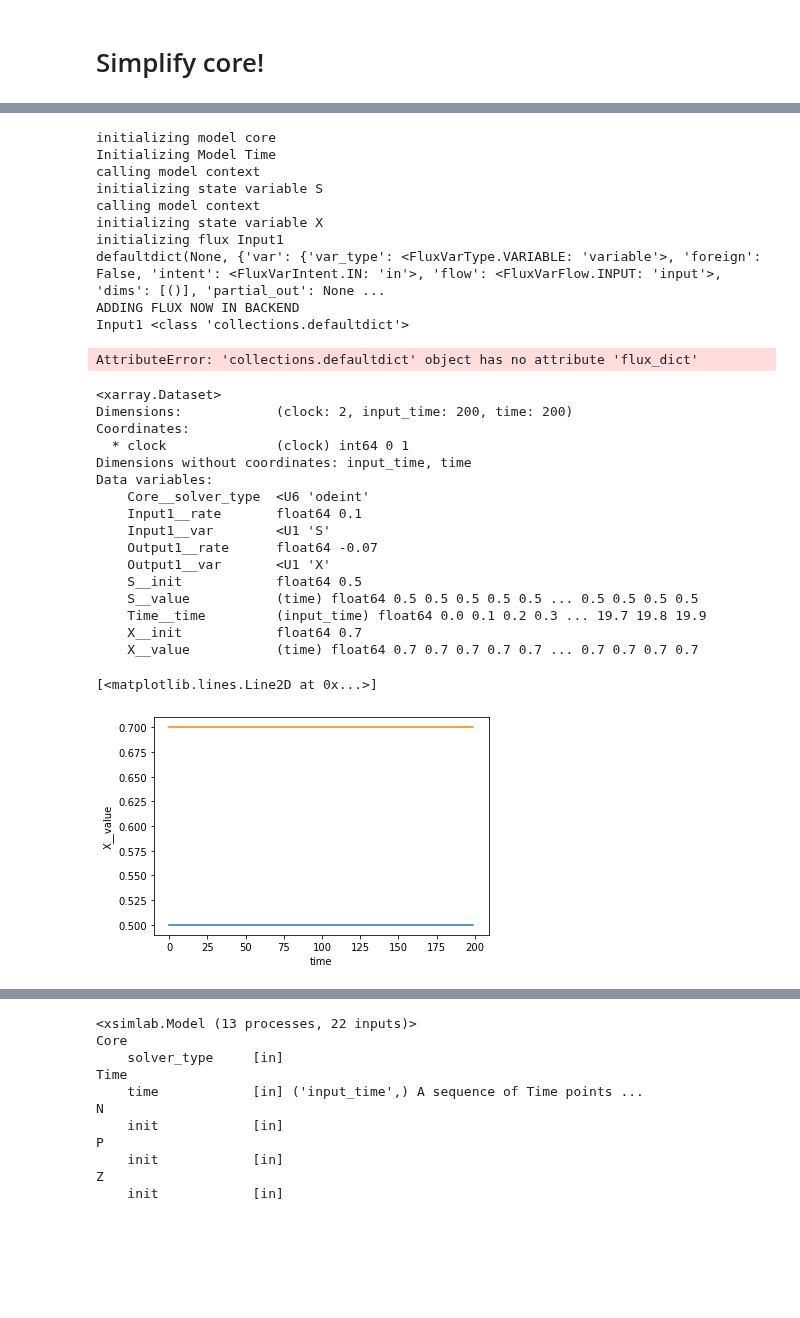
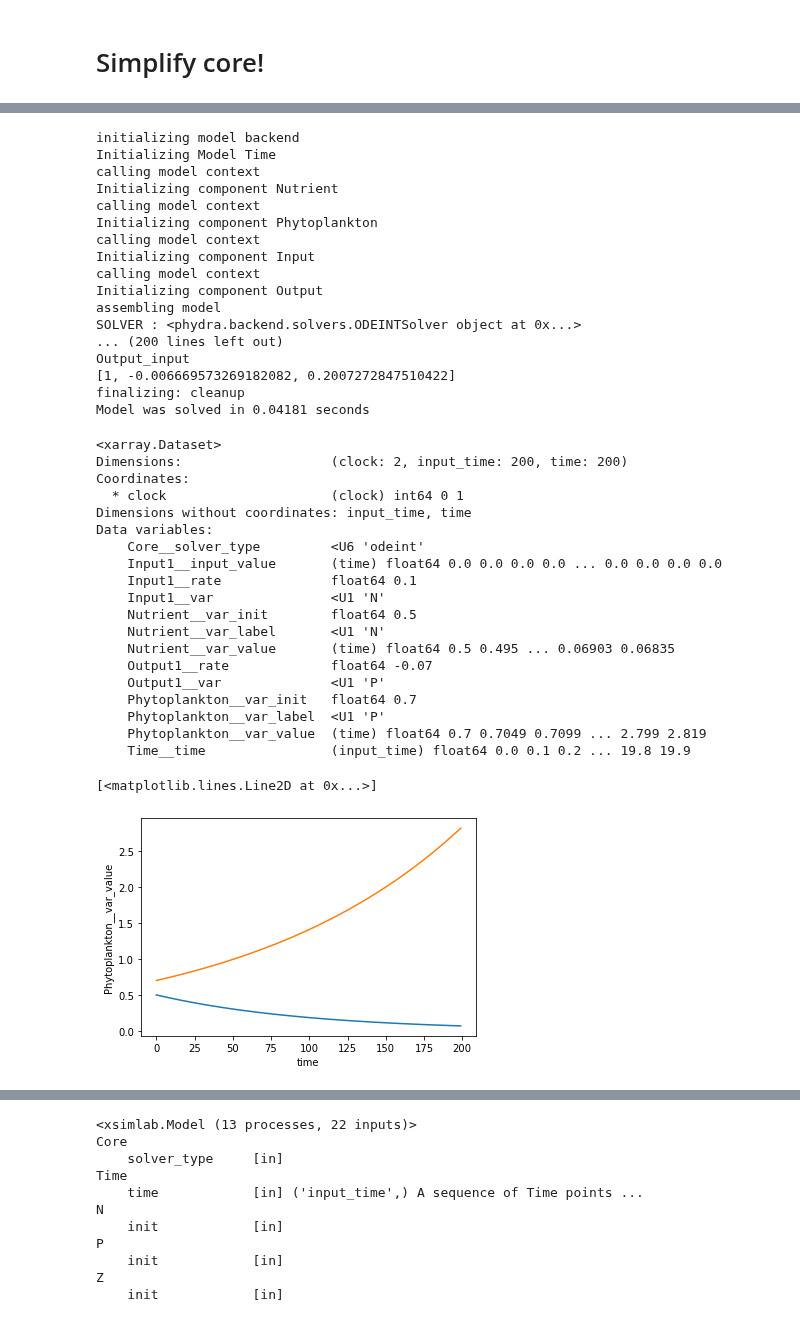
Before and after one commit to ben1post/phydra, a Jupyter notebook: prototypes/PhydraPub_SimplifyCore.ipynb, the cells around one changed output, grey strips where cells are left out. Drawn from its saved outputs; the diff is of its cells as text; code cells hidden in the pictures; blank space fills up the shorter version.

```diff
--- a/prototypes/PhydraPub_SimplifyCore.ipynb
+++ b/prototypes/PhydraPub_SimplifyCore.ipynb
@@ -103,3 +12,0 @@ odeint_setup = phydra.setup('odeint', BareModel,
-# %%
-with BareModel:
-    odeint_out = odeint_setup.xsimlab.run()
@@ -141,3 +13,3 @@ Data variables:
 # %%
-TestModel = phydra.create({'S':SV, 'X':SV,
-                          'Input1':LinearFlux, 'Output1':LinearFlux})
+TestModel = phydra.create({'Nutrient':SV, 'Phytoplankton':SV,
+                          'Input':ExponentialGrowth, 'Output':ExponentialGrowth})
@@ -166,53 +38,63 @@ Solver
 odeint_setup = phydra.setup('odeint', TestModel,
             time=np.arange(0,20,0.1),
             input_vars={
-                'S__init':0.5,
-                'X__init':0.7,
-                'Input1':{'var':'S','rate':0.1},
-                'Output1':{'var':'X','rate':-0.07},
+                'Nutrient':{'var_label':'N','var_init':0.5},
+                'Phytoplankton':{'var_label':'P','var_init':0.7},
+                'Input':{'var':'N','rate':0.1},
+                'Output':{'var':'P','rate':-0.07},
             },
-            output_vars={'S__value', 'X__value'}
+            output_vars={'Nutrient__var_value', 'Phytoplankton__var_value',
+                        'Input__input_value', 'Output__input_value'}
             )
 # %%
 with TestModel:
     odeint_out = odeint_setup.xsimlab.run()
 # %% [output]
-initializing model core
+initializing model backend
 Initializing Model Time
 calling model context
-initializing state variable S
+Initializing component Nutrient
 calling model context
-initializing state variable X
-initializing flux Input1
-defaultdict(None, {'var': {'var_type': <FluxVarType.VARIABLE: 'variable'>, 'foreign': False, 'intent': <FluxVarIntent.IN: 'in'>, 'flow': <FluxVarFlow.INPUT: 'input'>, 'dims': [()], 'partial_out': None ...
-ADDING FLUX NOW IN BACKEND
-Input1 <class 'collections.defaultdict'>
+Initializing component Phytoplankton
+calling model context
+Initializing component Input
+calling model context
+Initializing component Output
+assembling model
+SOLVER : <phydra.backend.solvers.ODEINTSolver object at 0x...>
+... (200 lines left out)
+Output_input
+[1, -0.006669573269182082, 0.2007272847510422]
+finalizing: cleanup
+Model was solved in 0.04181 seconds
-AttributeError: 'collections.defaultdict' object has no attribute 'flux_dict'
 # %%
 odeint_out
 # %% [output]
 <xarray.Dataset>
-Dimensions:            (clock: 2, input_time: 200, time: 200)
+Dimensions:                   (clock: 2, input_time: 200, time: 200)
 Coordinates:
-  * clock              (clock) int64 0 1
+  * clock                     (clock) int64 0 1
 Dimensions without coordinates: input_time, time
 Data variables:
-    Core__solver_type  <U6 'odeint'
-    Input1__rate       float64 0.1
-    Input1__var        <U1 'S'
-    Output1__rate      float64 -0.07
-    Output1__var       <U1 'X'
-    S__init            float64 0.5
-    S__value           (time) float64 0.5 0.5 0.5 0.5 0.5 ... 0.5 0.5 0.5 0.5
-    Time__time         (input_time) float64 0.0 0.1 0.2 0.3 ... 19.7 19.8 19.9
-    X__init            float64 0.7
-    X__value           (time) float64 0.7 0.7 0.7 0.7 0.7 ... 0.7 0.7 0.7 0.7
+    Core__solver_type         <U6 'odeint'
+    Input1__input_value       (time) float64 0.0 0.0 0.0 0.0 ... 0.0 0.0 0.0 0.0
+    Input1__rate              float64 0.1
+    Input1__var               <U1 'N'
+    Nutrient__var_init        float64 0.5
+    Nutrient__var_label       <U1 'N'
+    Nutrient__var_value       (time) float64 0.5 0.495 ... 0.06903 0.06835
+    Output1__rate             float64 -0.07
+    Output1__var              <U1 'P'
+    Phytoplankton__var_init   float64 0.7
+    Phytoplankton__var_label  <U1 'P'
+    Phytoplankton__var_value  (time) float64 0.7 0.7049 0.7099 ... 2.799 2.819
+    Time__time                (input_time) float64 0.0 0.1 0.2 ... 19.8 19.9
 # %%
-odeint_out.S__value.plot()
-odeint_out.X__value.plot()
+odeint_out.Nutrient__var_value.plot()
+odeint_out.Phytoplankton__var_value.plot()
 # %% [output]
 [<matplotlib.lines.Line2D at 0x...>]
-[figure, old version]
+[figure, new version]
 # %%
 stepwise_setup = phydra.update_setup(model=TestModel, old_setup=odeint_setup, new_solver="stepwise")
 # %%
```
Also changed, not shown: parts of 17 cells of this notebook, 7 other files.
